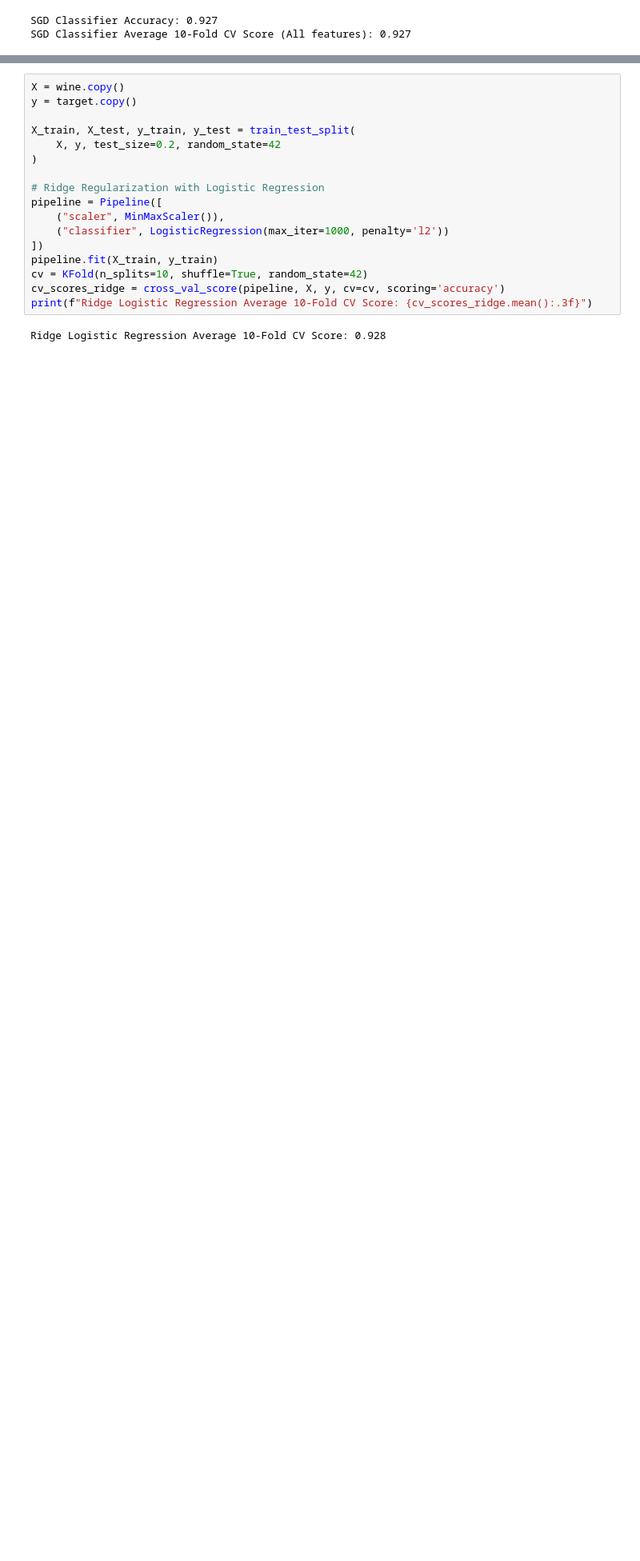
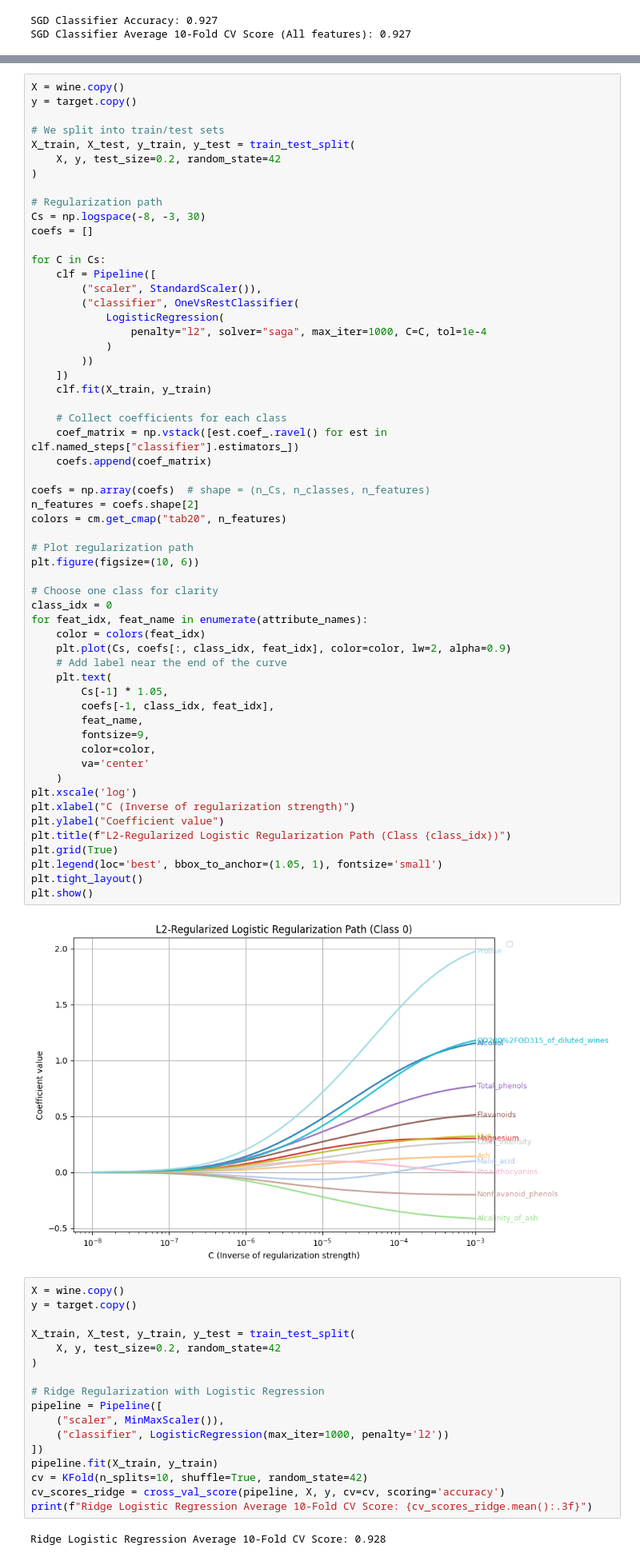
Before and after one commit to arthurl7389/WineAnalyzeML, a Jupyter notebook: model.ipynb, the cells around one changed output, grey strips where cells are left out. Shown at 80% size. Saved outputs shown, nothing was run; the diff lists cells and outputs as text; blank space fills up the shorter version.

Commit message:
PCA 3D, Regularization Path pour L2, RandomForest avec plus d'arbres, commentaires sur les résultats obtenus

```diff
--- a/model.ipynb
+++ b/model.ipynb
@@ -508,3 +507,62 @@ We have a score that is lightly worse than our first model. We can try a model w
+# %%
+X = wine.copy()
+y = target.copy()
+
+# We split into train/test sets
+X_train, X_test, y_train, y_test = train_test_split(
+    X, y, test_size=0.2, random_state=42
+)
+
+# Regularization path
+Cs = np.logspace(-8, -3, 30)
+coefs = []
+
+for C in Cs:
+    clf = Pipeline([
+        ("scaler", StandardScaler()),
+        ("classifier", OneVsRestClassifier(
+            LogisticRegression(
+                penalty="l2", solver="saga", max_iter=1000, C=C, tol=1e-4
+            )
+        ))
+    ])
+    clf.fit(X_train, y_train)
+
+    # Collect coefficients for each class
+    coef_matrix = np.vstack([est.coef_.ravel() for est in clf.named_steps["classifier"].estimators_])
+    coefs.append(coef_matrix)
+
+coefs = np.array(coefs)  # shape = (n_Cs, n_classes, n_features)
+n_features = coefs.shape[2]
+colors = cm.get_cmap("tab20", n_features)
+
+# Plot regularization path
+plt.figure(figsize=(10, 6))
+
+# Choose one class for clarity
+class_idx = 0
+for feat_idx, feat_name in enumerate(attribute_names):
+    color = colors(feat_idx)
+    plt.plot(Cs, coefs[:, class_idx, feat_idx], color=color, lw=2, alpha=0.9)
+    # Add label near the end of the curve
+    plt.text(
+        Cs[-1] * 1.05,
+        coefs[-1, class_idx, feat_idx],
+        feat_name,
+        fontsize=9,
+        color=color,
+        va='center'
+    )
+plt.xscale('log')
+plt.xlabel("C (Inverse of regularization strength)")
+plt.ylabel("Coefficient value")
+plt.title(f"L2-Regularized Logistic Regularization Path (Class {class_idx})")
+plt.grid(True)
+plt.legend(loc='best', bbox_to_anchor=(1.05, 1), fontsize='small')
+plt.tight_layout()
+plt.show()
+# %% [output]
+[figure, added]
 # %%
 X = wine.copy()
 y = target.copy()
```
Also changed, not shown: parts of 19 cells of this notebook.
